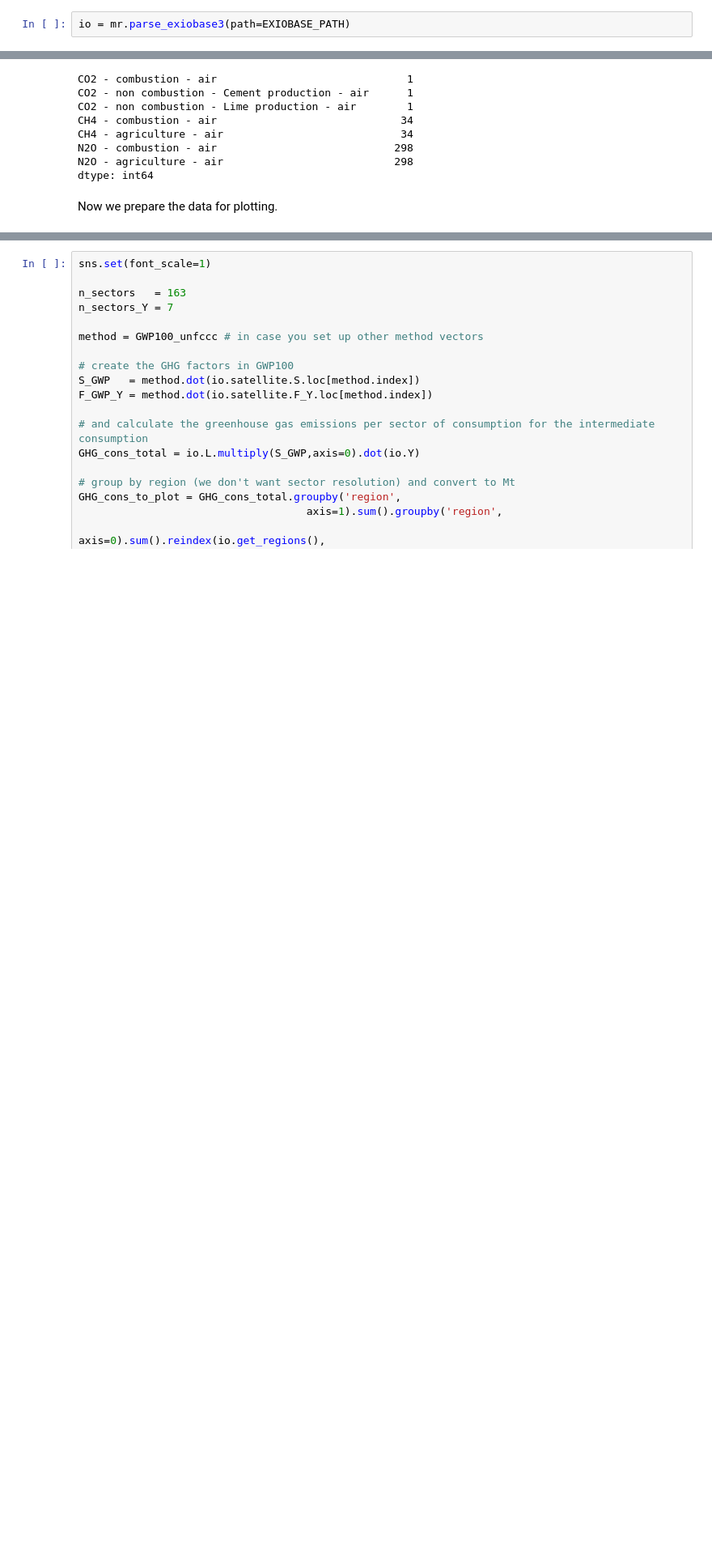
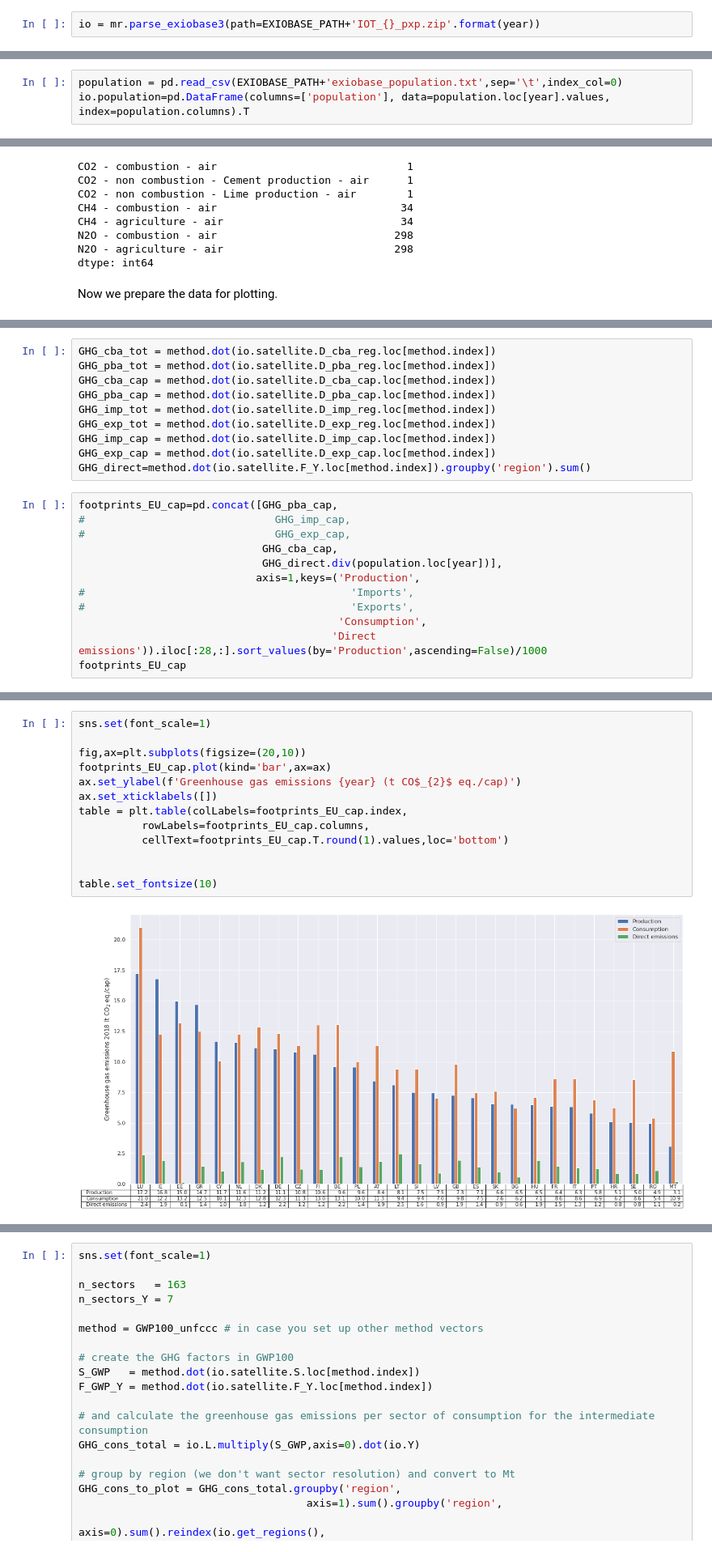
Before and after one commit to thomasgibon/io-footprinting, a Jupyter notebook: exiobase_use.ipynb, the cells around one changed output, grey strips where cells are left out. Shown at 81% size. Saved outputs shown, nothing was run; the diff lists cells and outputs as text; blank space fills up the shorter version.

Commit message:
add bar chart

```diff
--- a/exiobase_use.ipynb
+++ b/exiobase_use.ipynb
@@ -28,4 +30,4 @@ EXIOBASE_PATH = '../exiobase/IOT_{}_pxp.zip'.format(year)
 # %% [markdown]
 Then, just import the IO system with `pymrio`:
 # %%
-io = mr.parse_exiobase3(path=EXIOBASE_PATH)
+io = mr.parse_exiobase3(path=EXIOBASE_PATH+'IOT_{}_pxp.zip'.format(year))
@@ -32,3 +36,6 @@ io = mr.parse_exiobase3(path=EXIOBASE_PATH)
+# %%
+population = pd.read_csv(EXIOBASE_PATH+'exiobase_population.txt',sep='\t',index_col=0)
+io.population=pd.DataFrame(columns=['population'], data=population.loc[year].values, index=population.columns).T
 # %% [markdown]
 Run the various calculations (satellite factors, footprint reports, ...)
 # %%
@@ -74,0 +84,22 @@ Now we prepare the data for plotting.
+# %%
+GHG_cba_tot = method.dot(io.satellite.D_cba_reg.loc[method.index])
+GHG_pba_tot = method.dot(io.satellite.D_pba_reg.loc[method.index])
+GHG_cba_cap = method.dot(io.satellite.D_cba_cap.loc[method.index])
+GHG_pba_cap = method.dot(io.satellite.D_pba_cap.loc[method.index])
+GHG_imp_tot = method.dot(io.satellite.D_imp_reg.loc[method.index])
+GHG_exp_tot = method.dot(io.satellite.D_exp_reg.loc[method.index])
+GHG_imp_cap = method.dot(io.satellite.D_imp_cap.loc[method.index])
+GHG_exp_cap = method.dot(io.satellite.D_exp_cap.loc[method.index])
+GHG_direct=method.dot(io.satellite.F_Y.loc[method.index]).groupby('region').sum()
+# %%
+footprints_EU_cap=pd.concat([GHG_pba_cap,
+#                              GHG_imp_cap,
+#                              GHG_exp_cap,
+                             GHG_cba_cap,
+                             GHG_direct.div(population.loc[year])],
+                            axis=1,keys=('Production',
+#                                          'Imports',
+#                                          'Exports',
+                                         'Consumption',
+                                        'Direct emissions')).iloc[:28,:].sort_values(by='Production',ascending=False)/1000
+footprints_EU_cap
@@ -74,0 +124,15 @@ Now we prepare the data for plotting.
+# %%
+sns.set(font_scale=1)
+
+fig,ax=plt.subplots(figsize=(20,10))
+footprints_EU_cap.plot(kind='bar',ax=ax)
+ax.set_ylabel(f'Greenhouse gas emissions {year} (t CO$_{2}$ eq./cap)')
+ax.set_xticklabels([])
+table = plt.table(colLabels=footprints_EU_cap.index,
+          rowLabels=footprints_EU_cap.columns,
+          cellText=footprints_EU_cap.T.round(1).values,loc='bottom')
+
+
+table.set_fontsize(10)
+# %% [output]
+[figure, added]
```
Also changed, not shown: parts of 6 cells of this notebook.
